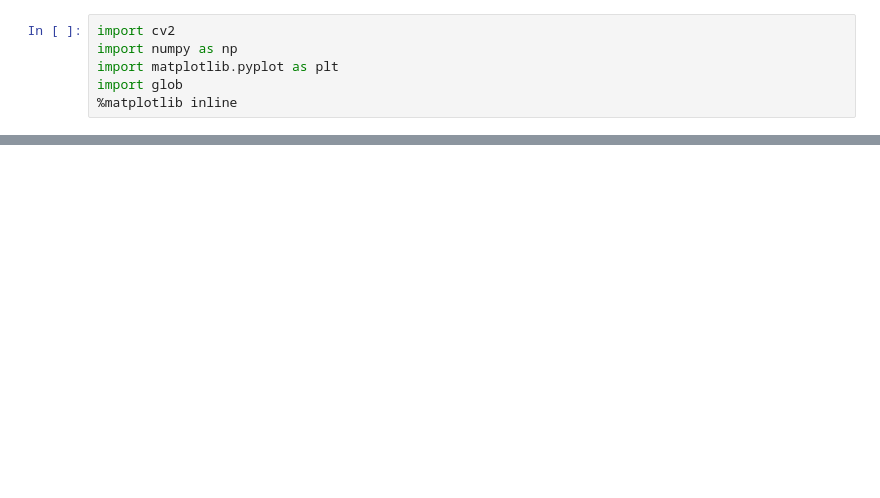
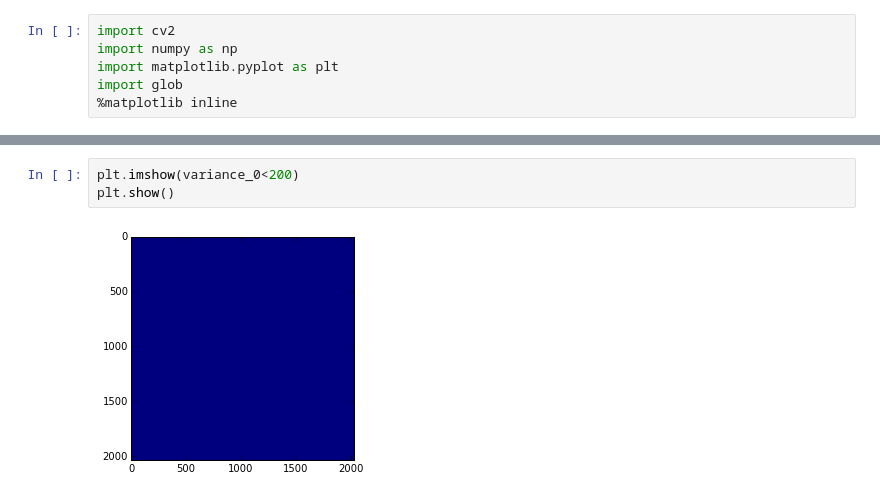
Before and after one commit to lostleaf/geo-hw2, a Jupyter notebook: Untitled.ipynb, the cells around one changed output, grey strips where cells are left out. Drawn from its saved outputs; the diff is of its cells as text; blank space fills up the shorter version.

```diff
--- a/Untitled.ipynb
+++ b/Untitled.ipynb
@@ -48,3 +48,8 @@ variance /= len(file_names)
+# %%
+plt.imshow(variance_0<200)
+plt.show()
+# %% [output]
+[figure, added]
 # %%
 plt.imshow(variance)
 plt.colorbar()
```
Also changed, not shown: parts of 9 cells of this notebook, 1 other file.
